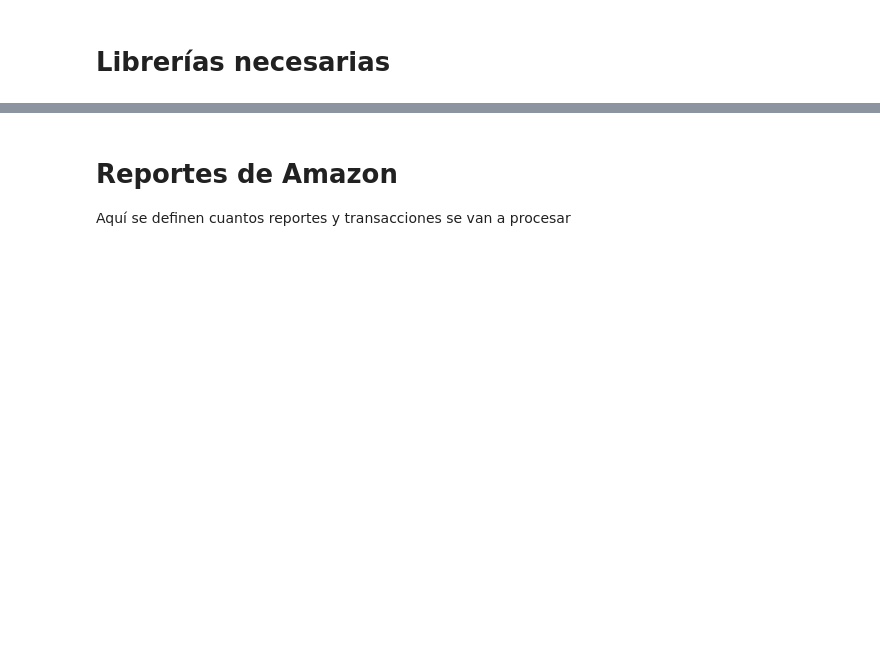
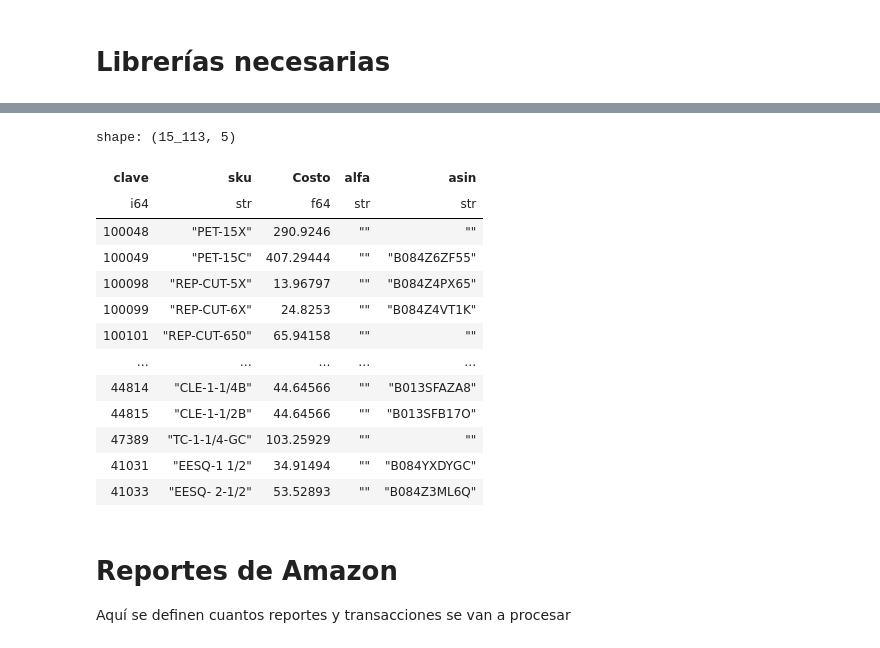
Before and after one commit to NicolasFerre/ColabFerre, a Jupyter notebook: Consolidación_de_pedidos.ipynb, the cells around one changed output, grey strips where cells are left out. Saved outputs shown, nothing was run; the diff lists cells and outputs as text; code cells hidden in the pictures; blank space fills up the shorter version.

```diff
--- a/Consolidación_de_pedidos.ipynb
+++ b/Consolidación_de_pedidos.ipynb
@@ -14,0 +17,4 @@ import numpy as np
+# %%
+renglonaje_og = ps.read_excel("Renglonaje.xlsx", sheet_id=1)
+renglonaje = renglonaje_og.select(['código', 'clave', 'Total que paga Edy a Truper contando reserva en garantía CON IVA'])
+renglonaje = renglonaje.rename({'Total que paga Edy a Truper contando reserva en garantía CON IVA':'Costo', 'código':'clave', 'clave':'sku'})
@@ -14,0 +23,16 @@ import numpy as np
+# %%
+asin = ps.read_excel('Asin.xlsx', sheet_id=2)
+asin = asin.rename({'sku':'alfa', 'Sku Truper':'sku'})
+asin = asin.select(['sku', 'alfa', 'asin'])
+# Conditionally update the 'alfa' column:
+# - Use with_columns to modify existing columns.
+# - ps.when checks if the value in 'alfa' is equal to the value in 'sku'.
+# - .then(ps.lit('')) replaces the value with an empty string if the condition is true.
+# - .otherwise(ps.col('alfa')) keeps the original 'alfa' value if the condition is false.
+# - .alias('alfa') renames the resulting column back to 'alfa'.
+asin = asin.with_columns(
+    ps.when(ps.col('alfa') == ps.col('sku'))
+    .then(ps.lit(''))
+    .otherwise(ps.col('alfa'))
+    .alias('alfa')
+)
@@ -14,0 +54,20 @@ import numpy as np
+# %%
+renglonaje = renglonaje.join(asin, on='sku', how='left')
+# %%
+renglonaje = renglonaje.filter(ps.col('Costo').is_not_null())
+renglonaje = renglonaje.fill_null('')
+# %% [output]
+shape: (15_113, 5)
+| clave | sku | Costo | alfa | asin |
+| i64 | str | f64 | str | str |
+| 100048 | "PET-15X" | 290.9246 | "" | "" |
+| 100049 | "PET-15C" | 407.29444 | "" | "B084Z6ZF55" |
+| 100098 | "REP-CUT-5X" | 13.96797 | "" | "B084Z4PX65" |
+| 100099 | "REP-CUT-6X" | 24.8253 | "" | "B084Z4VT1K" |
+| 100101 | "REP-CUT-650" | 65.94158 | "" | "" |
+| … | … | … | … | … |
+| 44814 | "CLE-1-1/4B" | 44.64566 | "" | "B013SFAZA8" |
+| 44815 | "CLE-1-1/2B" | 44.64566 | "" | "B013SFB17O" |
+| 47389 | "TC-1-1/4-GC" | 103.25929 | "" | "" |
+| 41031 | "EESQ-1 1/2" | 34.91494 | "" | "B084YXDYGC" |
+| 41033 | "EESQ- 2-1/2" | 53.52893 | "" | "B084Z3ML6Q" |
```
Also changed, not shown: parts of 21 cells of this notebook.
